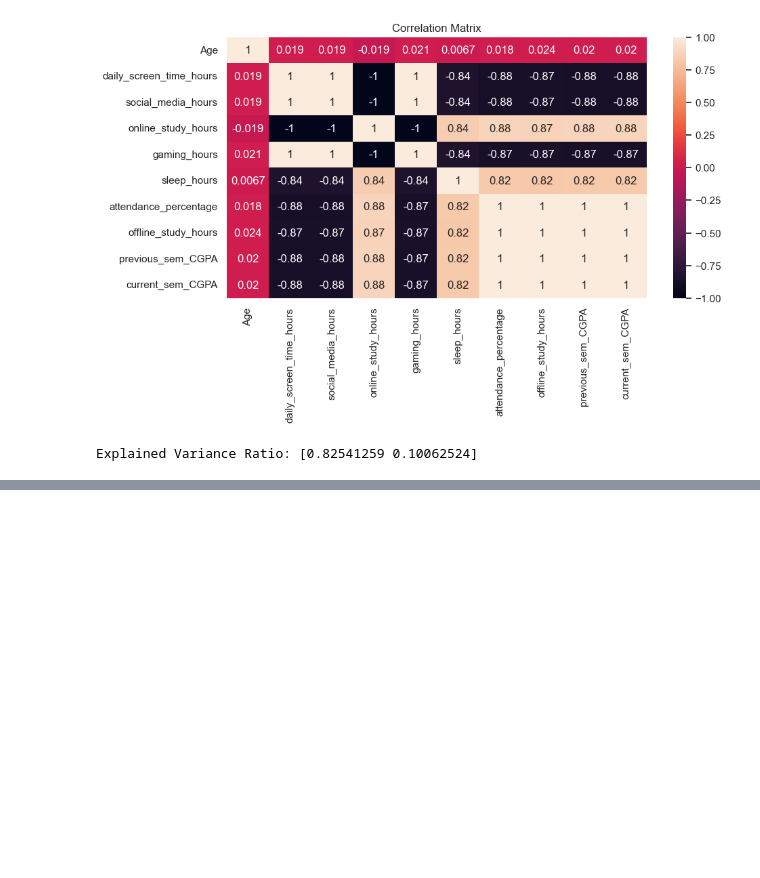
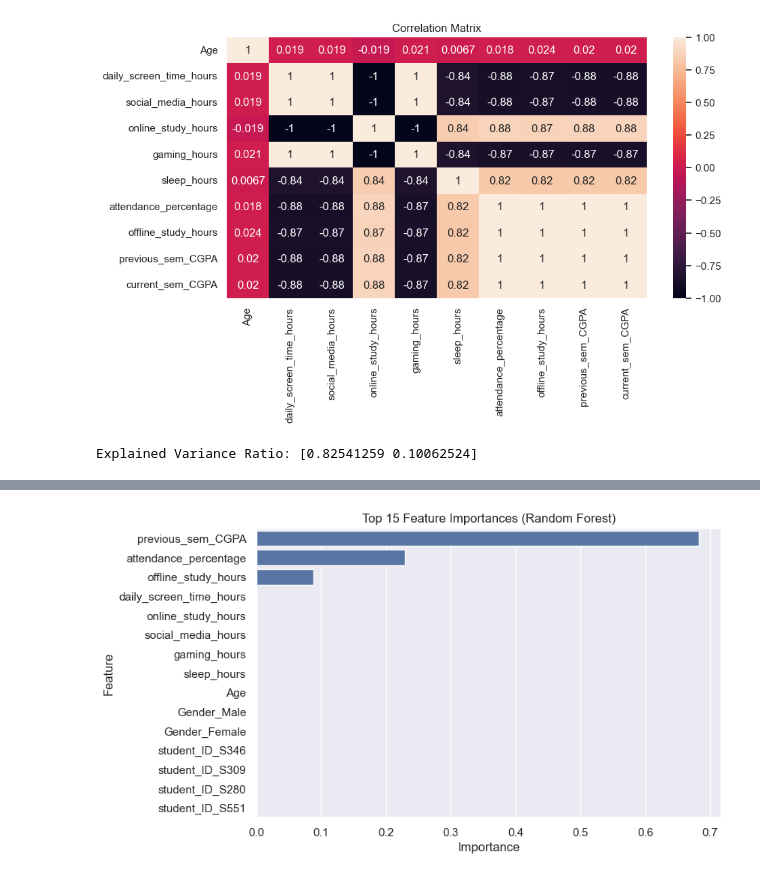
Before and after one commit to ASD-AlG/MACHINE-LEARNING-LAB, a Jupyter notebook: display.ipynb, the cells around one changed output, grey strips where cells are left out. Saved outputs shown, nothing was run; the diff lists cells and outputs as text; code cells hidden in the pictures; blank space fills up the shorter version.

```diff
--- a/display.ipynb
+++ b/display.ipynb
@@ -441,0 +465,7 @@ Explained Variance Ratio: [0.82541259 0.10062524]
+# %%
+
+X = df.drop(columns=['current_sem_CGPA'])
+y = df['current_sem_CGPA']
+
+print("X shape:", X.shape)
+X.head()
@@ -441,0 +480,10 @@ Explained Variance Ratio: [0.82541259 0.10062524]
+# %%
+X_train, X_test, y_train, y_test = train_test_split(
+    X,
+    y,
+    test_size=0.2,
+    random_state=42
+)
+
+print("Train size:", X_train.shape)
+print("Test size:", X_test.shape)
@@ -441,0 +574,12 @@ Explained Variance Ratio: [0.82541259 0.10062524]
+# %%
+# Get feature names after preprocessing
+ohe = model.named_steps["preprocess"].named_transformers_["cat"]
+cat_feature_names = ohe.get_feature_names_out(categorical_cols) if len(categorical_cols) > 0 else np.array([])
+all_feature_names = np.concatenate([cat_feature_names, np.array(numeric_cols)])
+
+importances = model.named_steps["rf"].feature_importances_
+
+fi = (pd.DataFrame({"feature": all_feature_names, "importance": importances})
+        .sort_values("importance", ascending=False))
+
+fi.head(15)
@@ -441,0 +603,10 @@ Explained Variance Ratio: [0.82541259 0.10062524]
+# %%
+mplt.figure(figsize=(8,5))
+top_n = 15
+sbrn.barplot(data=fi.head(top_n), x="importance", y="feature")
+mplt.title(f"Top {top_n} Feature Importances (Random Forest)")
+mplt.xlabel("Importance")
+mplt.ylabel("Feature")
+mplt.show()
+# %% [output]
+[figure, added]
```
Also changed, not shown: parts of 11 cells of this notebook.
